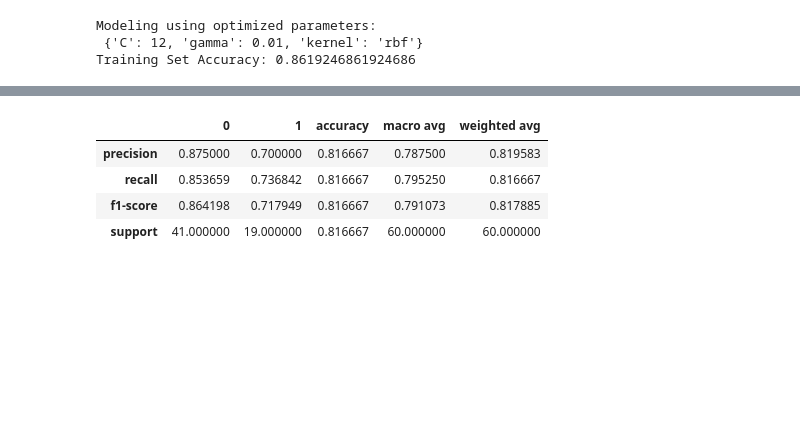
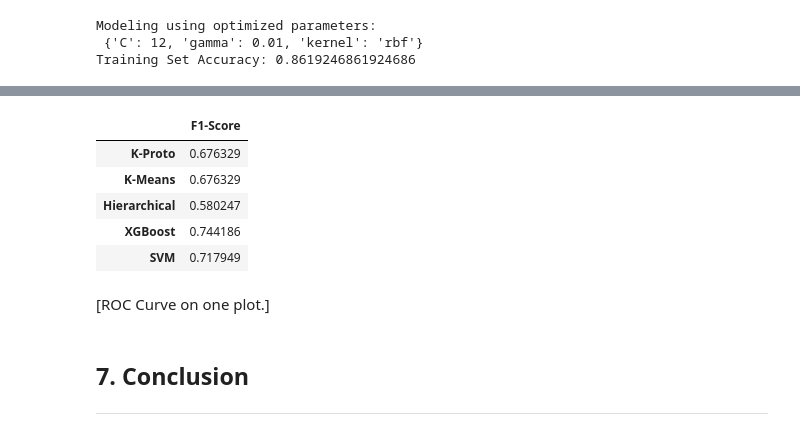
Before and after one commit to chill0121/Unsupervised_Heart_Failure_Mortality, a Jupyter notebook: Unsupervised_Heart_Failure_Mortality.ipynb, the cells around one changed output, grey strips where cells are left out. Saved outputs shown, nothing was run; the diff lists cells and outputs as text; code cells hidden in the pictures; blank space fills up the shorter version.

```diff
--- a/Unsupervised_Heart_Failure_Mortality.ipynb
+++ b/Unsupervised_Heart_Failure_Mortality.ipynb
@@ -452,6 +428,3 @@ y_pred_hier = mod_hier.labels_
 Optimized:
  Combination ('euclidean', 'ward')
  Accuracy 0.7725752508361204
-# %%
-results = classification_report(patient_df.Death.astype(int), y_pred_hier, output_dict = True)
-pd.DataFrame().from_dict(results)
@@ -574,3 +539,4 @@ mod_xgb.fit(X_train.drop('Death', axis = 1), X_train.Death,
             verbose = None)
 
 mod_xgb.best_score
+y_pred_xgb = mod_xgb.predict(X_test.drop('Death', axis = 1))
@@ -631,9 +587,54 @@ Test Set Accuracy: 0.8166666666666667
+# %%
+# Highlight the best model's test results green at each proportion.
+def max_value_highlight(df):
+    max_test_rows = df.max()
+    is_max = (df == max_test_rows)
+
+    return ['background-color:green' if v else '' for v in is_max]
+
+# Highlight the top two results in each column blue so that 2nd place is in blue after .apply().
+def highlight_top_two(df):
+    # Sort values
+    sorted_df = df.sort_values(ascending = False)
+    top_two = sorted_df.iloc[:2]
+    # Mask
+    is_top_two = df.isin(top_two)
+
+    return ['background-color: blue' if v else '' for v in is_top_two]
+# %%
+def eval_report(y_pred_dict):
+    results_dict = {}
+    for model, y_pred in y_pred_dict.items():
+        if model in ['K-Proto', 'K-Means', 'Hierarchical']:
+            results = f1_score(patient_df.Death.astype(int), y_pred)
+        else:
+            results = f1_score(X_test.Death.astype(int), y_pred)
+        results_dict[model] = results
+
+    return results_dict
+# %%
+y_pred_dict = {'K-Proto': y_pred_kproto,
+               'K-Means': y_pred_kmeans,
+               'Hierarchical': y_pred_hier,
+               'XGBoost': y_pred_xgb,
+               'SVM': y_pred_svm}
+
+results_dict = eval_report(y_pred_dict)
+results_df = pd.DataFrame().from_dict(results_dict, orient = 'index', columns = ['F1-Score'])
+results_df.style.apply(highlight_top_two).apply(max_value_highlight)
+# %% [output]
+|  | F1-Score |
+| K-Proto | 0.676329 |
+| K-Means | 0.676329 |
+| Hierarchical | 0.580247 |
+| XGBoost | 0.744186 |
+| SVM | 0.717949 |
 # %%
-results = classification_report(X_test.Death.astype(int), y_pred_svm, output_dict = True)
+results = classification_report(X_test.Death.astype(int), mod_xgb.predict(X_test.drop('Death', axis = 1)), output_dict = True)
 pd.DataFrame().from_dict(results)
-# %% [output]
-|  | 0 | 1 | accuracy | macro avg | weighted avg |
-| precision | 0.875000 | 0.700000 | 0.816667 | 0.787500 | 0.819583 |
-| recall | 0.853659 | 0.736842 | 0.816667 | 0.795250 | 0.816667 |
-| f1-score | 0.864198 | 0.717949 | 0.816667 | 0.791073 | 0.817885 |
-| support | 41.000000 | 19.000000 | 0.816667 | 60.000000 | 60.000000 |
+# %% [markdown]
+[ROC Curve on one plot.]
+# %% [markdown]
+## 7. Conclusion <a name="conclusion"></a>
+
+---
```
Also changed, not shown: parts of 17 cells of this notebook.
